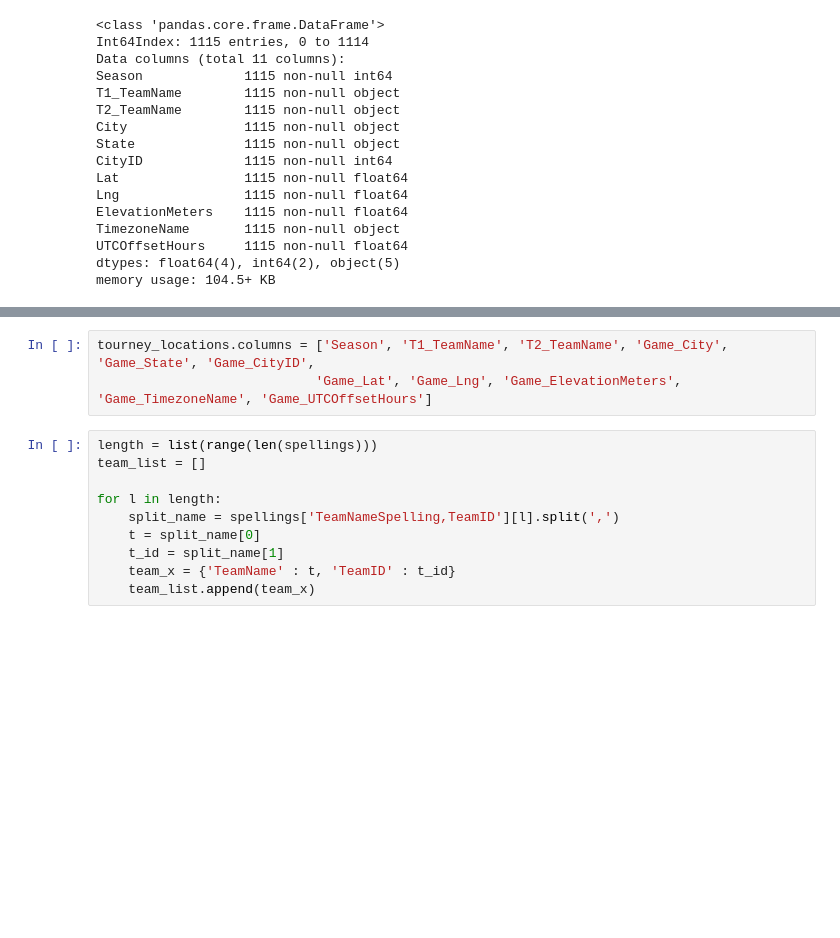
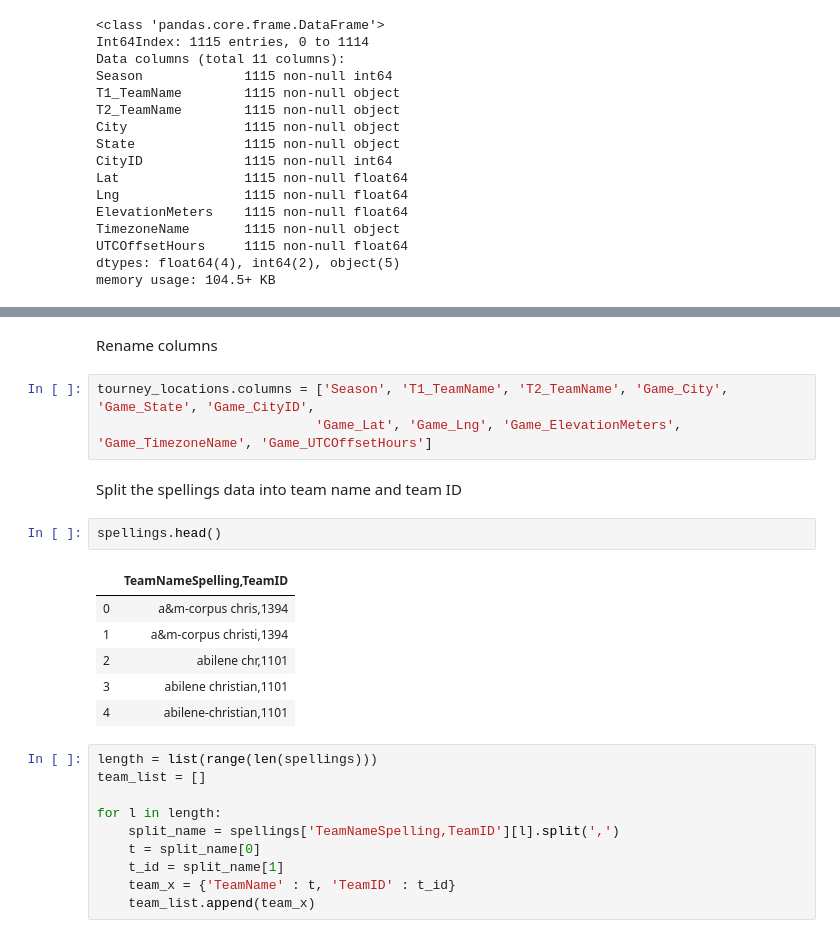
Before and after one commit to timhugele/March-Madness, a Jupyter notebook: Game_Location.ipynb, the cells around one changed output, grey strips where cells are left out. Saved outputs shown, nothing was run; the diff lists cells and outputs as text; blank space fills up the shorter version.

```diff
--- a/Game_Location.ipynb
+++ b/Game_Location.ipynb
@@ -1113,9 +944,22 @@ tourney_locations.head()
 | 2 | 2003 | missouri | southern illinois | Indianapolis | IN | 4161 | 39.768403 | -86.158068 | 222.799728 | ... |
 | 3 | 2003 | marquette | holy cross | Indianapolis | IN | 4161 | 39.768403 | -86.158068 | 222.799728 | ... |
 | 4 | 2003 | indiana | alabama | Boston | MA | 4039 | 42.360082 | -71.058880 | 10.447762 | ... |
+# %% [markdown]
+Rename columns
 # %%
 tourney_locations.columns = ['Season', 'T1_TeamName', 'T2_TeamName', 'Game_City', 'Game_State', 'Game_CityID',
                             'Game_Lat', 'Game_Lng', 'Game_ElevationMeters', 'Game_TimezoneName', 'Game_UTCOffsetHours']
+# %% [markdown]
+Split the spellings data into team name and team ID
+# %%
+spellings.head()
+# %% [output]
+|  | TeamNameSpelling,TeamID |
+| 0 | a&m-corpus chris,1394 |
+| 1 | a&m-corpus christi,1394 |
+| 2 | abilene chr,1101 |
+| 3 | abilene christian,1101 |
+| 4 | abilene-christian,1101 |
 # %%
 length = list(range(len(spellings)))
 team_list = []
```
Also changed, not shown: parts of 83 cells of this notebook.
